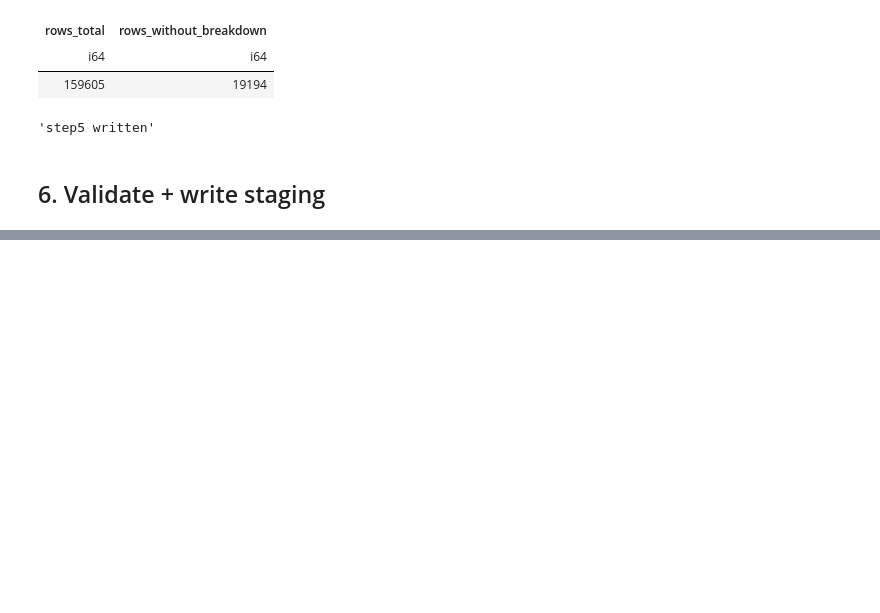
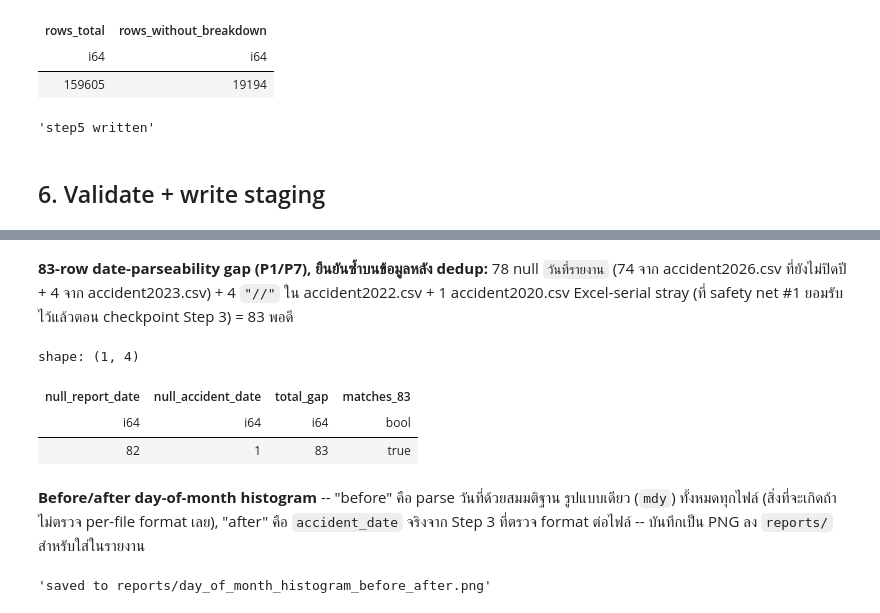
Before and after one commit to PhidPhew/car-insurance-accident-analysis, a Jupyter notebook: notebooks/02_data_cleaning.ipynb, the cells around one changed output, grey strips where cells are left out. Cells and saved outputs as stored; diff of their text form; code cells hidden in the pictures; blank space fills up the shorter version.

```diff
--- a/notebooks/02_data_cleaning.ipynb
+++ b/notebooks/02_data_cleaning.ipynb
@@ -806,0 +911,50 @@ accidents_step5.write_parquet(settings.staging_dir / "accidents.parquet")
+# %% [markdown]
+**83-row date-parseability gap (P1/P7), ยืนยันซ้ำบนข้อมูลหลัง dedup:** 78 null
+`วันที่รายงาน` (74 จาก accident2026.csv ที่ยังไม่ปิดปี + 4 จาก accident2023.csv) + 4 `"//"` ใน
+accident2022.csv + 1 accident2020.csv Excel-serial stray (ที่ safety net #1 ยอมรับไว้แล้วตอน
+checkpoint Step 3) = 83 พอดี
+# %%
+null_report_date = accidents_step5.filter(pl.col("report_date").is_null()).height
+null_accident_date = accidents_step5.filter(pl.col("accident_date").is_null()).height
+
+pl.DataFrame(
+    [
+        {
+            "null_report_date": null_report_date,
+            "null_accident_date": null_accident_date,
+            "total_gap": null_report_date + null_accident_date,
+            "matches_83": null_report_date + null_accident_date == 83,
+        }
+    ]
+)
+# %% [output]
+shape: (1, 4)
+| null_report_date | null_accident_date | total_gap | matches_83 |
+| i64 | i64 | i64 | bool |
+| 82 | 1 | 83 | true |
+# %% [markdown]
+**Before/after day-of-month histogram** -- "before" คือ parse วันที่ด้วยสมมติฐาน
+รูปแบบเดียว (`mdy`) ทั้งหมดทุกไฟล์ (สิ่งที่จะเกิดถ้าไม่ตรวจ per-file format เลย), "after" คือ
+`accident_date` จริงจาก Step 3 ที่ตรวจ format ต่อไฟล์ -- บันทึกเป็น PNG ลง `reports/`
+สำหรับใส่ในรายงาน
+# %%
+naive_parsed = parse_dates(
+    accidents_step1,
+    file_date_formats=dict.fromkeys(SOURCE_FILE_DATE_FORMAT, "mdy"),
+)
+before_hist = day_of_month_histogram(naive_parsed, accident_date_column="accident_date")
+after_hist = day_of_month_histogram(accidents_step5, accident_date_column="accident_date")
+
+fig, axes = plt.subplots(1, 2, figsize=(12, 4), sharey=True)
+axes[0].bar(list(before_hist.keys()), list(before_hist.values()), color="firebrick")
+axes[0].set_title("Before: naive single-format (mdy) parse")
+axes[0].set_xlabel("day of month")
+axes[1].bar(list(after_hist.keys()), list(after_hist.values()), color="seagreen")
+axes[1].set_title("After: per-file format-aware parse (Step 3)")
+axes[1].set_xlabel("day of month")
+fig.tight_layout()
+fig.savefig(settings.reports_dir / "day_of_month_histogram_before_after.png", dpi=150)
+plt.close(fig)
+"saved to reports/day_of_month_histogram_before_after.png"
+# %% [output]
+'saved to reports/day_of_month_histogram_before_after.png'
```
Also changed, not shown: parts of 23 cells of this notebook, 5 other files.
